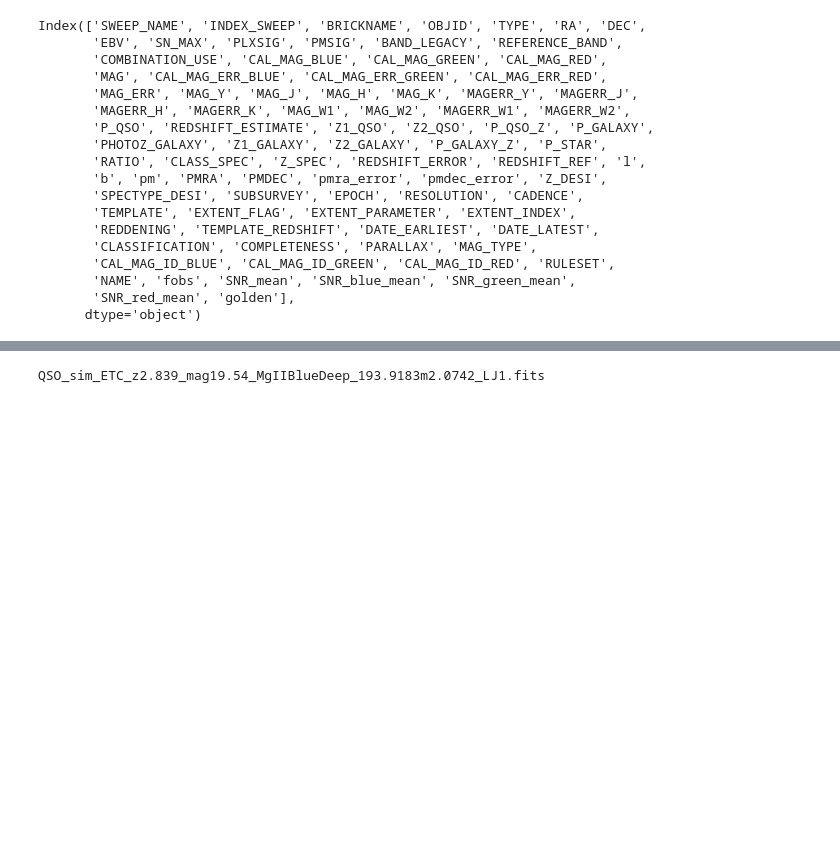
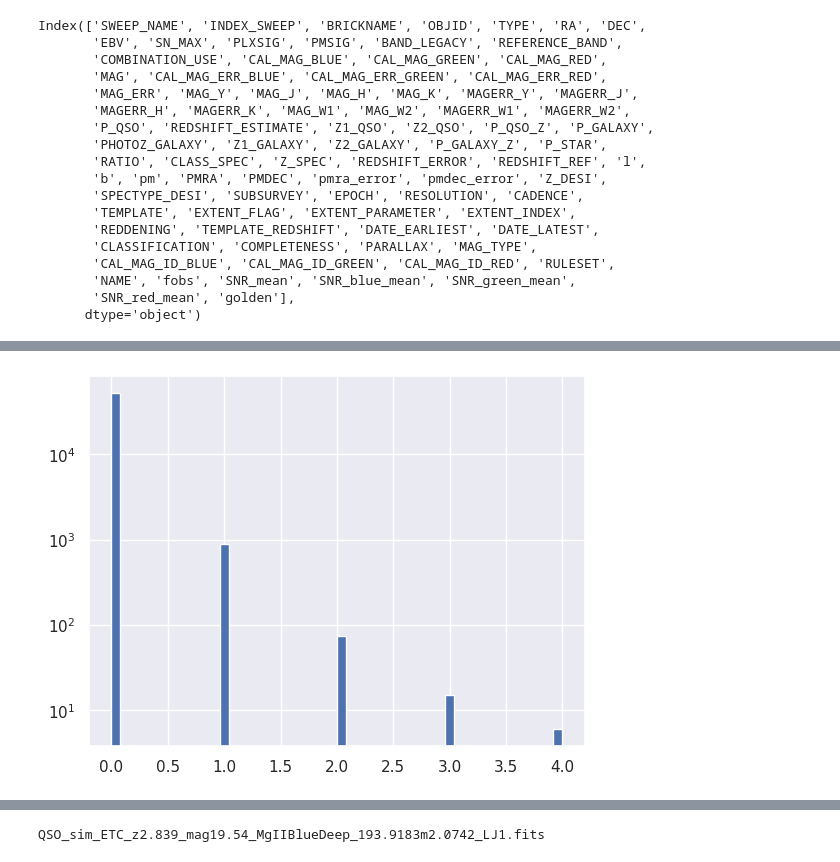
Before and after one commit to NicoGalvarino/simpaqs, a Jupyter notebook: get_SNR_bins.ipynb, the cells around one changed output, grey strips where cells are left out. Drawn from its saved outputs; the diff is of its cells as text; code cells hidden in the pictures; blank space fills up the shorter version.

```diff
--- a/get_SNR_bins.ipynb
+++ b/get_SNR_bins.ipynb
@@ -526,0 +632,5 @@ Name: SNR_mean, dtype: float64
+# %%
+cat.loc[cat.EW_MgII_2796 >= 0.0].EW_MgII_2796.hist(bins=50)
+plt.yscale('log')
+# %% [output]
+[figure, added]
```
Also changed, not shown: parts of 28 cells of this notebook, 2 other files.
